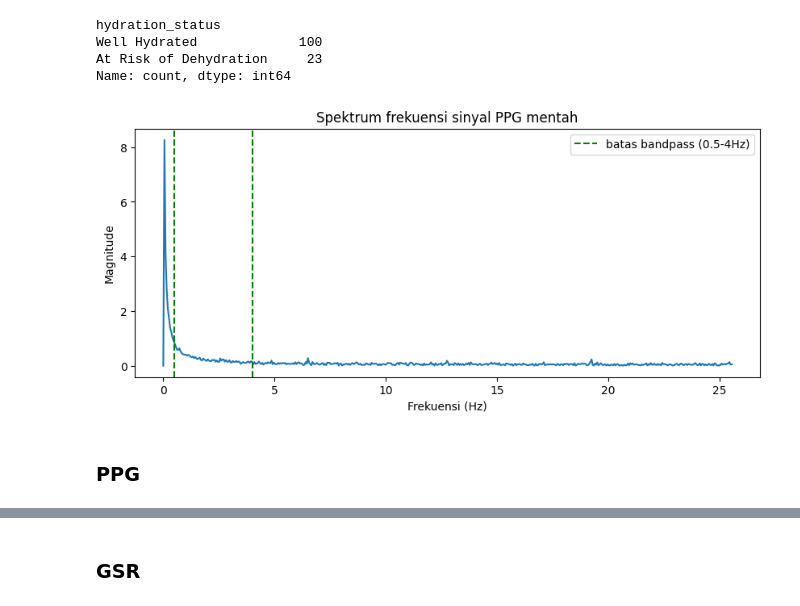
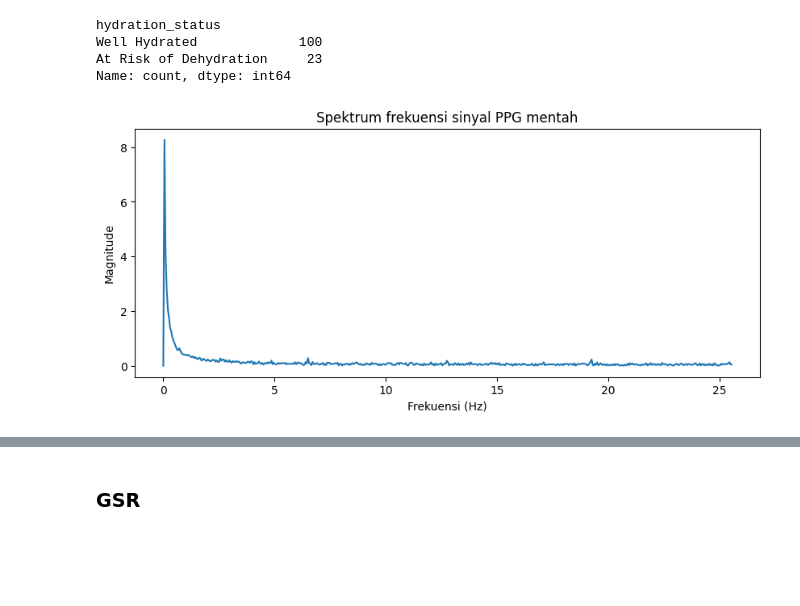
Before and after one commit to kharismapr/SEHAT-Smart-Electronic-based-Hydration-Analysis-and-Tracking, a Jupyter notebook: TRAIN_SEHAT_revisi.ipynb, the cells around one changed output, grey strips where cells are left out. Cells and saved outputs as stored; diff of their text form; code cells hidden in the pictures; blank space fills up the shorter version.

```diff
--- a/TRAIN_SEHAT_revisi.ipynb
+++ b/TRAIN_SEHAT_revisi.ipynb
@@ -746,23 +733,17 @@ def load_signals(path):
 # %%
 from scipy.fft import fft, fftfreq
 
-sample_df = load_signals(valid_files.iloc[0]['path'])
-sample_ppg = sample_df['ppg'].values[:1000]
-
-n = len(sample_ppg)
-yf = fft(sample_ppg - np.mean(sample_ppg))
-xf = fftfreq(n, 1/FS)[:n//2]
-
-plt.figure(figsize=(10,4))
-plt.plot(xf, 2.0/n * np.abs(yf[:n//2]))
-plt.title("Spektrum frekuensi sinyal PPG mentah")
-plt.xlabel("Frekuensi (Hz)")
-plt.ylabel("Magnitude")
-plt.axvline(0.5, color='green', linestyle='--', label='batas bandpass (0.5-4Hz)')
-plt.axvline(4, color='green', linestyle='--')
-plt.legend()
-plt.show()
+sample_raw = load_signals(valid_files.iloc[0]['path'])
+sample_ppg = sample_raw['ppg'].iloc[:1000].interpolate(limit_direction='both').to_numpy()
+if len(sample_ppg) and np.isfinite(sample_ppg).all():
+    n = len(sample_ppg)
+    yf = fft(sample_ppg - np.mean(sample_ppg))
+    xf = fftfreq(n, 1 / FS)[:n // 2]
+    plt.figure(figsize=(10, 4))
+    plt.plot(xf, 2.0 / n * np.abs(yf[:n // 2]))
+    plt.title("Spektrum frekuensi sinyal PPG mentah")
+    plt.xlabel("Frekuensi (Hz)")
+    plt.ylabel("Magnitude")
+    plt.show()
 # %% [output]
-[figure, old version]
+[figure, new version]
-# %% [markdown]
-### **PPG**
```
Also changed, not shown: parts of 41 cells of this notebook, 18 other files.
